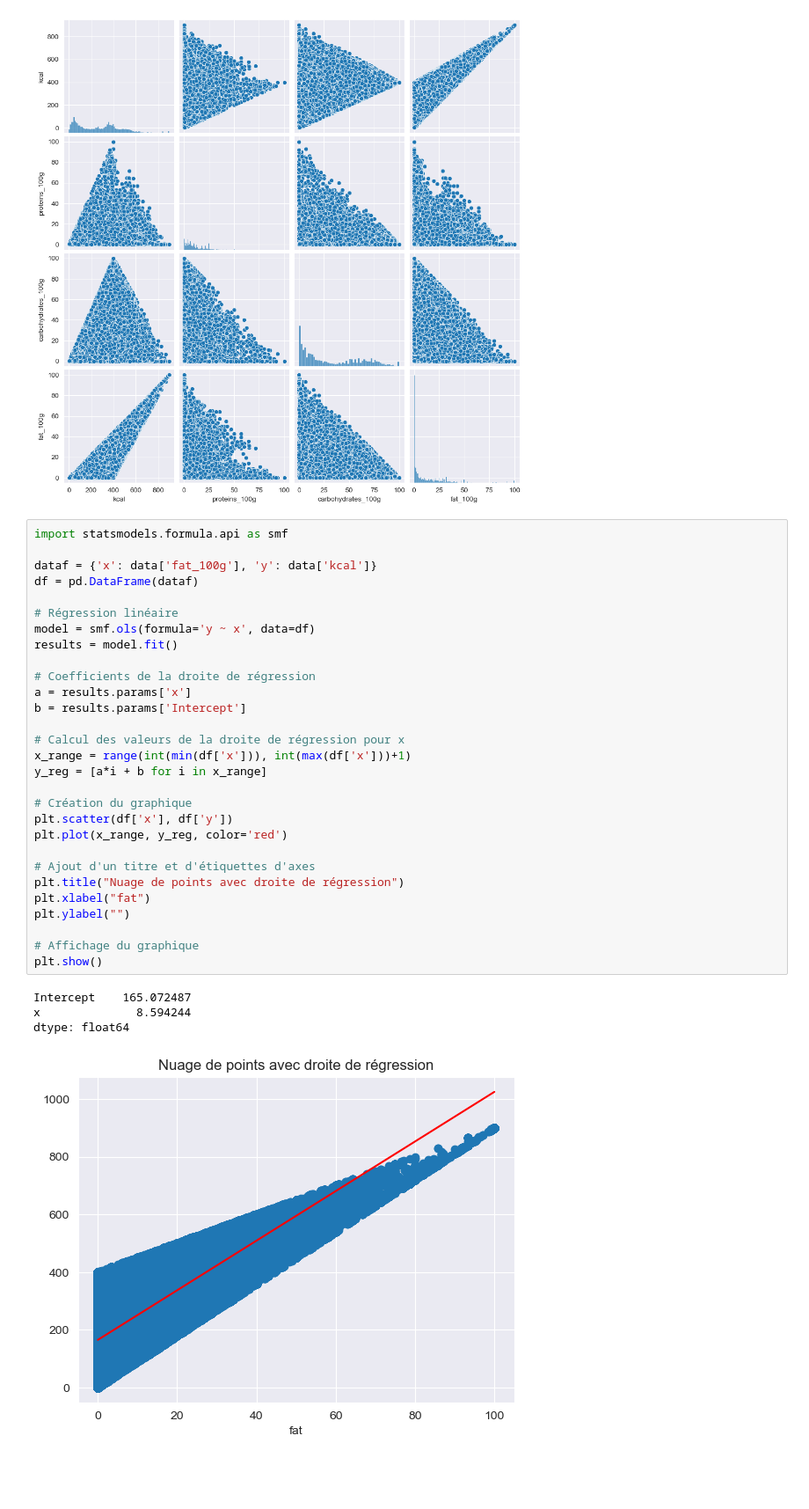
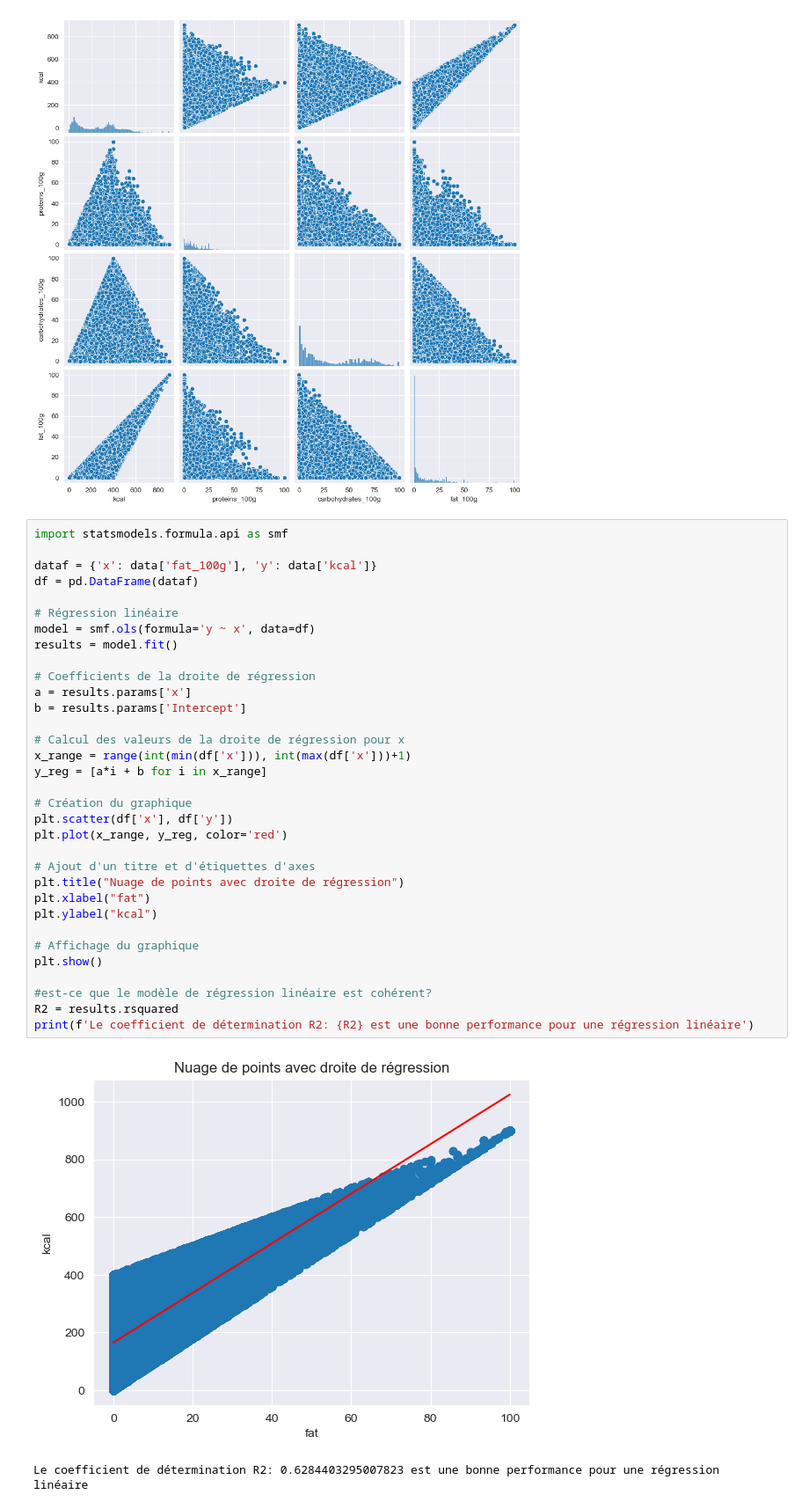
Before and after one commit to BinaryLost/machine_learning_projects, a Jupyter notebook: projet_2/analyse_openfood.ipynb, the cells around one changed output. Shown at 88% size. Drawn from its saved outputs; the diff is of its cells as text; blank space fills up the shorter version.

```diff
--- a/projet_2/analyse_openfood.ipynb
+++ b/projet_2/analyse_openfood.ipynb
@@ -234,34 +254,36 @@ sns.pairplot(data[["kcal","proteins_100g","carbohydrates_100g","fat_100g"]])
 # %%
 import statsmodels.formula.api as smf
 
 dataf = {'x': data['fat_100g'], 'y': data['kcal']}
 df = pd.DataFrame(dataf)
 
 # Régression linéaire
 model = smf.ols(formula='y ~ x', data=df)
 results = model.fit()
 
 # Coefficients de la droite de régression
 a = results.params['x']
 b = results.params['Intercept']
 
 # Calcul des valeurs de la droite de régression pour x
 x_range = range(int(min(df['x'])), int(max(df['x']))+1)
 y_reg = [a*i + b for i in x_range]
 
 # Création du graphique
 plt.scatter(df['x'], df['y'])
 plt.plot(x_range, y_reg, color='red')
 
 # Ajout d'un titre et d'étiquettes d'axes
 plt.title("Nuage de points avec droite de régression")
 plt.xlabel("fat")
-plt.ylabel("")
+plt.ylabel("kcal")
 
 # Affichage du graphique
 plt.show()
+
+#est-ce que le modèle de régression linéaire est cohérent?
+R2 = results.rsquared
+print(f'Le coefficient de détermination R2: {R2} est une bonne performance pour une régression linéaire')
 # %% [output]
+[figure, new version]
-Intercept    165.072487
-x              8.594244
-dtype: float64
+Le coefficient de détermination R2: 0.6284403295007823 est une bonne performance pour une régression linéaire
-[figure, old version]
```
Also changed, not shown: parts of 3 cells of this notebook.
